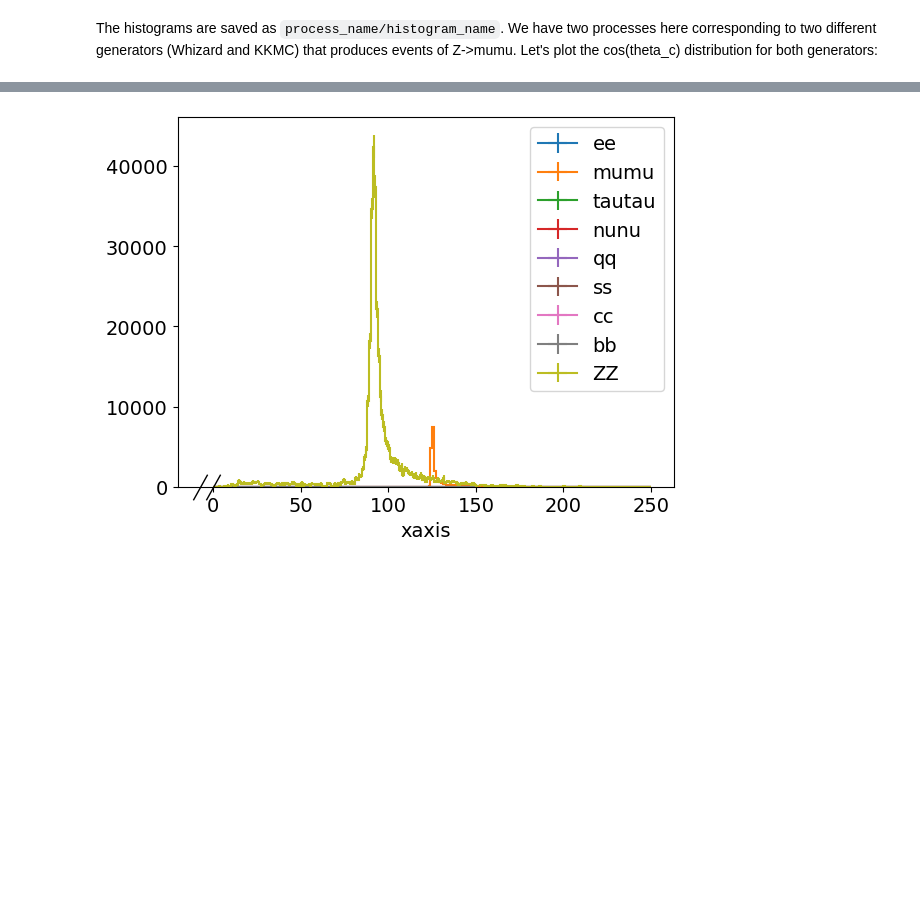
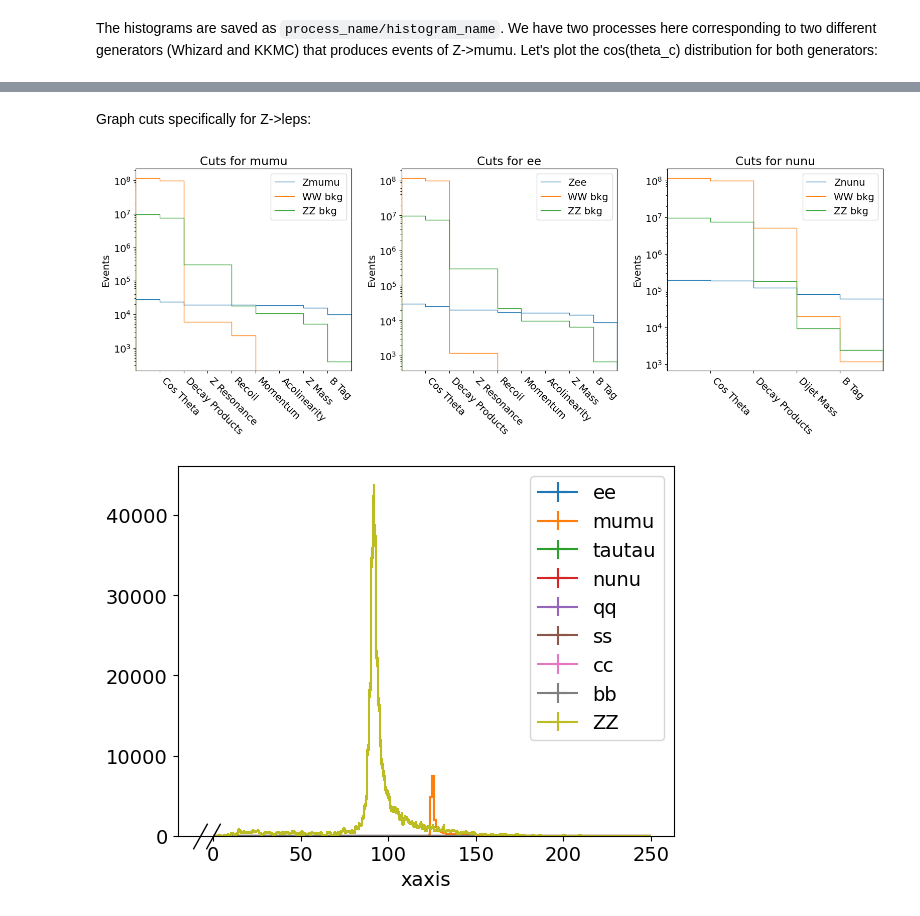
Before and after one commit to ilsanford/FCCAnalyzer, a Jupyter notebook: analyses/h_bb/h_bb.ipynb, the cells around one changed output, grey strips where cells are left out. Drawn from its saved outputs; the diff is of its cells as text; code cells hidden in the pictures; blank space fills up the shorter version.

```diff
--- a/analyses/h_bb/h_bb.ipynb
+++ b/analyses/h_bb/h_bb.ipynb
@@ -61,3 +64,43 @@ plt.show()
+# %% [markdown]
+Graph cuts specifically for Z->leps:
+# %%
+prods = ['mumu', 'ee', 'nunu', 'qq']
+
+# for cut labels
+cuts = {}
+cuts['mumu'] = ['Cos Theta', 'Decay Products', 'Z Resonance', 'Recoil', 'Momentum', 'Acolinearity', 'Z Mass', 'B Tag']
+cuts['ee']   = ['Cos Theta', 'Decay Products', 'Z Resonance', 'Recoil', 'Momentum', 'Acolinearity', 'Z Mass', 'B Tag']
+cuts['nunu'] = ['Cos Theta', 'Decay Products', 'Dijet Mass', 'B Tag']
+
+plt.rcParams.update({'font.size': 14})
+fig, ax = plt.subplots(1, 3, figsize=(16,6))
+
+for i in range(3):
+        p = prods[i]
+
+        part = f_mumu[f'wzp6_ee_{p}H_Hbb_ecm240/cutFlow_{p}'].to_hist()
+        maxi = np.nonzero(part.values())[0][-1]
+        WW   = f_mumu[f'p8_ee_WW_ecm240/cutFlow_{p}'].to_hist()
+        ZZ   = f_mumu[f'p8_ee_ZZ_ecm240/cutFlow_{p}'].to_hist()
+
+        ax[i].stairs(part.values(), label=f'Z{p}')
+        ax[i].stairs(WW.values(), label=f'WW bkg')
+        ax[i].stairs(ZZ.values(), label=f'ZZ bkg')
+
+        ax[i].legend()
+        ax[i].set_yscale('log')
+        ax[i].set_title(f'Cuts for {p}')
+        ax[i].set_ylabel('Events')
+        ax[i].set_xlabel('')
+        ax[i].set_xticks(ticks=list(range(1, len(cuts[p]) + 1)),
+                   labels=cuts[p],
+                   rotation=-45, ha='left')
+        ax[i].set_xlim((0, maxi + 1))
+
+plt.tight_layout()
+plt.show()
+# %% [output]
+[figure, added]
 # %%
 z_products = ['ee', 'mumu', 'tautau', 'nunu', 'qq', 'ss', 'cc', 'bb']
 
```
Also changed, not shown: parts of 7 cells of this notebook, 2 other files.
